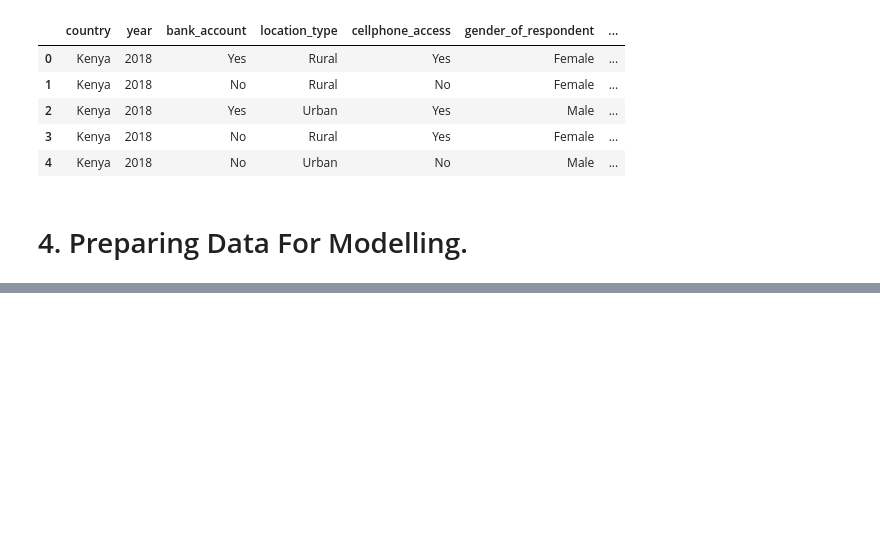
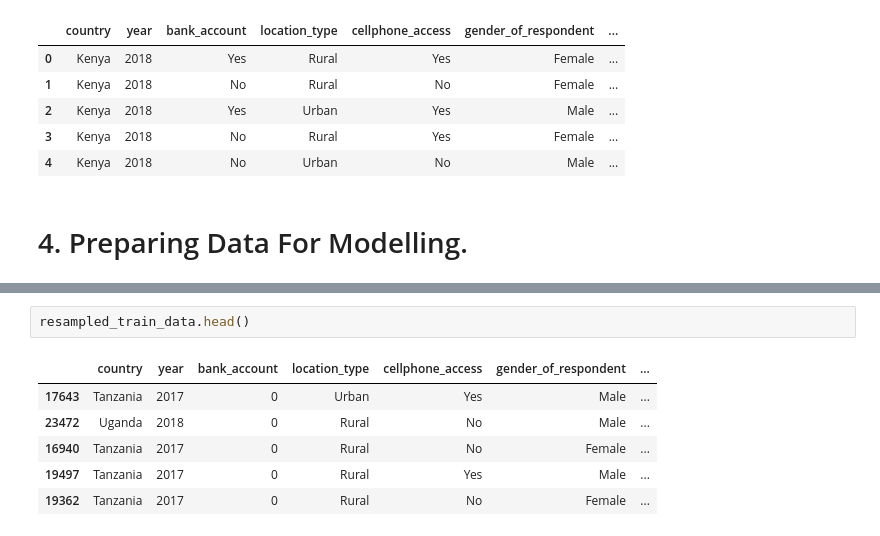
Before and after one commit to KamauGilbert/financial_inclusion_in_africa, a Jupyter notebook: financial_inclusion.ipynb, the cells around one changed output, grey strips where cells are left out. Saved outputs shown, nothing was run; the diff lists cells and outputs as text; blank space fills up the shorter version.

```diff
--- a/financial_inclusion.ipynb
+++ b/financial_inclusion.ipynb
@@ -1538,0 +1769,9 @@ In this section, we are going to prepare our data for modelling. This will invol
+# %%
+resampled_train_data.head()
+# %% [output]
+|  | country | year | bank_account | location_type | cellphone_access | gender_of_respondent | ... |
+| 17643 | Tanzania | 2017 | 0 | Urban | Yes | Male | ... |
+| 23472 | Uganda | 2018 | 0 | Rural | No | Male | ... |
+| 16940 | Tanzania | 2017 | 0 | Rural | No | Female | ... |
+| 19497 | Tanzania | 2017 | 0 | Rural | Yes | Male | ... |
+| 19362 | Tanzania | 2017 | 0 | Rural | No | Female | ... |
```
Also changed, not shown: parts of 13 cells of this notebook.
